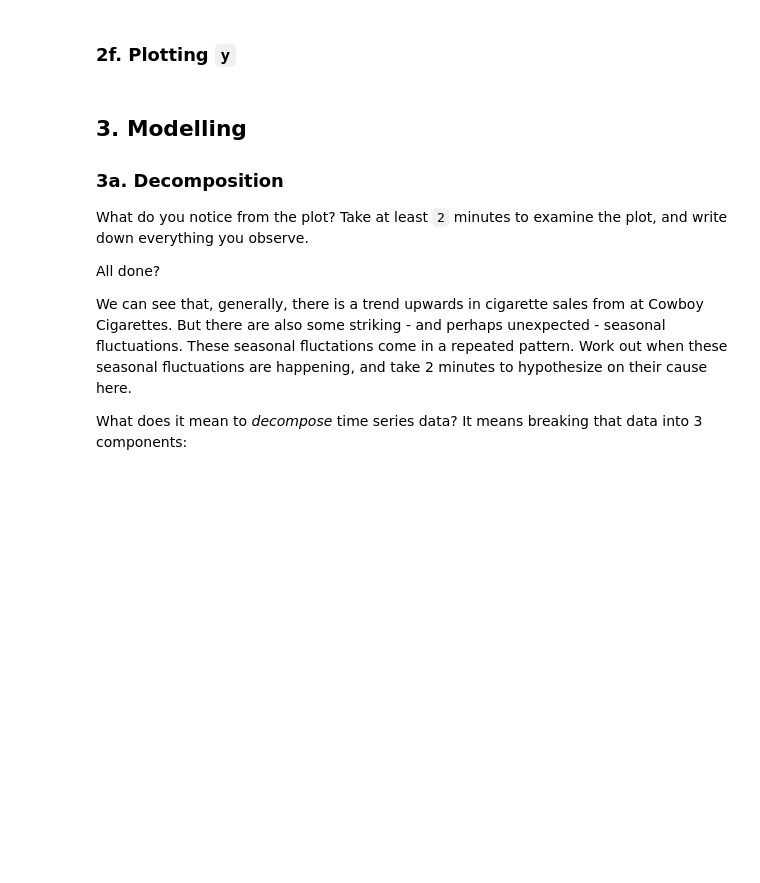
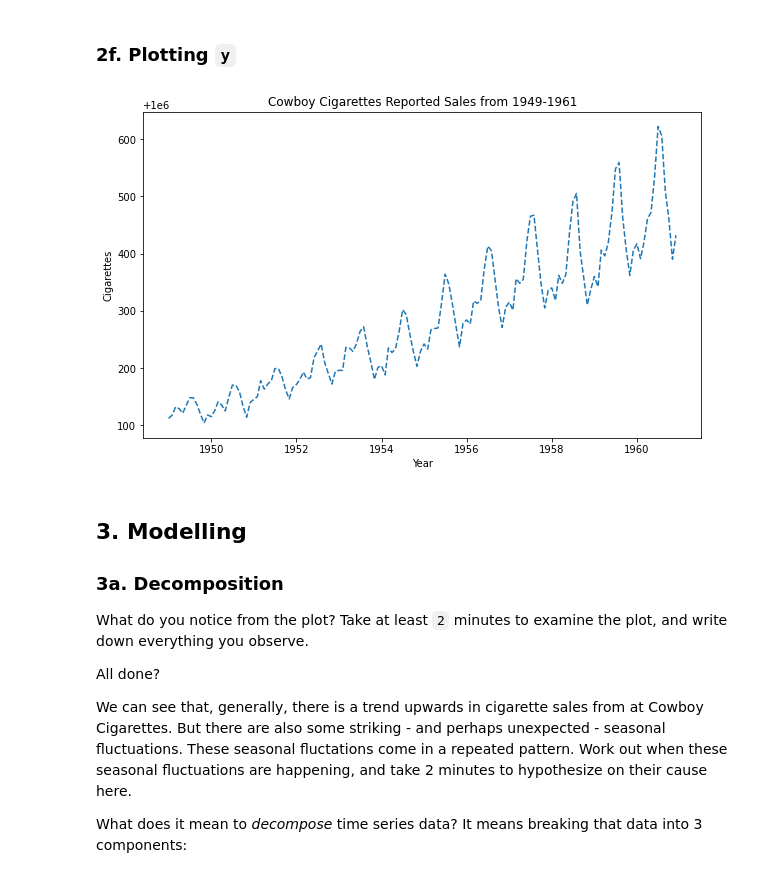
Before and after one commit to pablo-git8/Springboard-DS-Career-Track, a Jupyter notebook: Unit21-1_CowboyCigarretes_CS/Cowboy Cigarettes Case Study - Tier 3.ipynb, the cells around one changed output. Drawn from its saved outputs; the diff is of its cells as text; code cells hidden in the pictures; blank space fills up the shorter version.

Commit message:
Cleaning, transforming and visualizing data

```diff
--- a/Unit21-1_CowboyCigarretes_CS/Cowboy Cigarettes Case Study - Tier 3.ipynb
+++ b/Unit21-1_CowboyCigarretes_CS/Cowboy Cigarettes Case Study - Tier 3.ipynb
@@ -192,2 +190,4 @@ _ _ _
+# %%
+cigData.rename(columns={'Time': 'Month'}, inplace=True)
 # %% [markdown]
 Call a head() to check this has worked.
@@ -205,0 +209,3 @@ _ _ _
+# %%
+# Convert the Month column to a datetime object
+cigData['Month'] = pd.to_datetime(cigData['Month'])
@@ -205,0 +225,2 @@ _ _ _
+# %%
+cigData.set_index(['Month'], inplace=True)
@@ -216,2 +245,4 @@ _ _ _
+# %%
+y = cigData['#CigSales']
 # %% [markdown]
 Check the type of our new variable.
@@ -232,3 +273,12 @@ _ _ _
+# %%
+plt.figure(figsize=(10,6))
+plt.plot(y, '--')
+plt.xlabel('Year')
+plt.ylabel('Cigarettes')
+plt.title('Cowboy Cigarettes Reported Sales from 1949-1961')
+plt.show()
+# %% [output]
+[figure, added]
 # %% [markdown]
 ## 3. Modelling
 ### 3a. Decomposition
```
Also changed, not shown: parts of 16 cells of this notebook.
